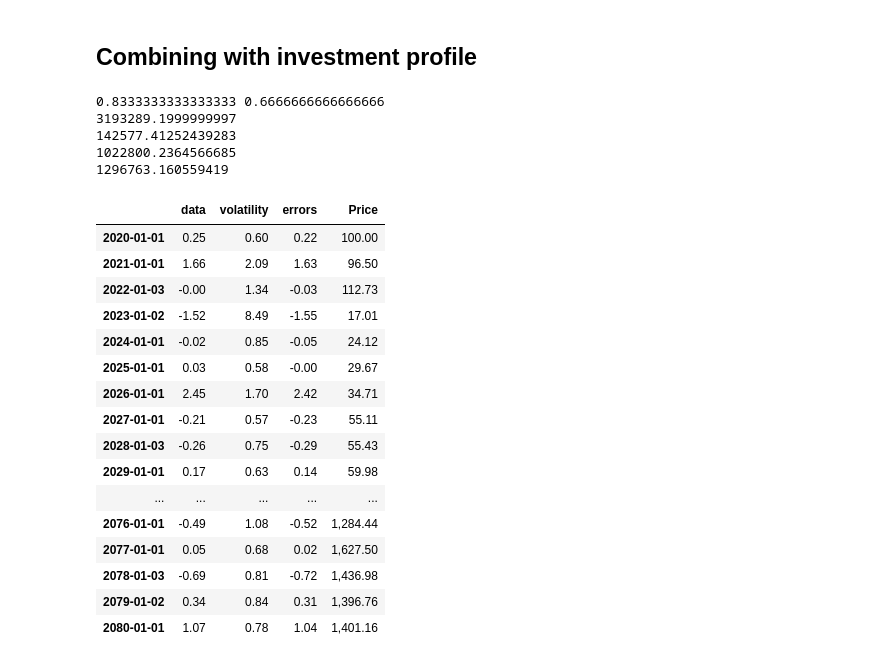
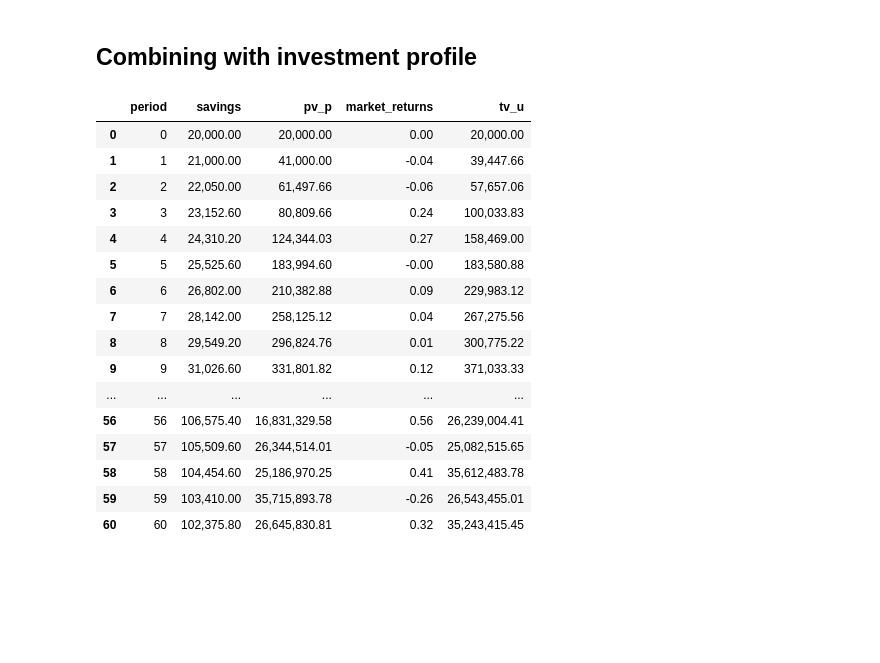
Before and after one commit to neriksen/applied_finance, a Jupyter notebook: portfolio_return.ipynb, the cells around one changed output. Drawn from its saved outputs; the diff is of its cells as text; code cells hidden in the pictures; blank space fills up the shorter version.

```diff
--- a/portfolio_return.ipynb
+++ b/portfolio_return.ipynb
@@ -150,36 +174,29 @@ mr = 0.07
 pi_rf = calc_pi(gamma, sigma, mr, rf, cost = 0)
 pi_rm = calc_pi(gamma, sigma, mr, rm, cost = 0)
 
-print(pi_rf, pi_rm)
-
-market = Market.garch().asfreq('BYS', 'pad')
+market = Market.norm_innovations().asfreq('BYS', 'pad')
 
 port = calculate_return(investments, market['Price'].pct_change().values, 1, pi_rf, pi_rm, rf, rm)
+port100 = calculate100return(investments, market['Price'].pct_change().values)
-# %% [output]
-0.8333333333333333 0.6666666666666666
-3193289.1999999997
-142577.41252439283
-1022800.2364566685
-1296763.160559419
-# %%
-market.asfreq('BYS', 'pad')
-# %% [output]
-|  | data | volatility | errors | Price |
-| 2020-01-01 | 0.25 | 0.60 | 0.22 | 100.00 |
-| 2021-01-01 | 1.66 | 2.09 | 1.63 | 96.50 |
-| 2022-01-03 | -0.00 | 1.34 | -0.03 | 112.73 |
-| 2023-01-02 | -1.52 | 8.49 | -1.55 | 17.01 |
-| 2024-01-01 | -0.02 | 0.85 | -0.05 | 24.12 |
-| 2025-01-01 | 0.03 | 0.58 | -0.00 | 29.67 |
-| 2026-01-01 | 2.45 | 1.70 | 2.42 | 34.71 |
-| 2027-01-01 | -0.21 | 0.57 | -0.23 | 55.11 |
-| 2028-01-03 | -0.26 | 0.75 | -0.29 | 55.43 |
-| 2029-01-01 | 0.17 | 0.63 | 0.14 | 59.98 |
-| ... | ... | ... | ... | ... |
-| 2076-01-01 | -0.49 | 1.08 | -0.52 | 1,284.44 |
-| 2077-01-01 | 0.05 | 0.68 | 0.02 | 1,627.50 |
-| 2078-01-03 | -0.69 | 0.81 | -0.72 | 1,436.98 |
-| 2079-01-02 | 0.34 | 0.84 | 0.31 | 1,396.76 |
-| 2080-01-01 | 1.07 | 0.78 | 1.04 | 1,401.16 |
+# %%
+port100
+# %% [output]
+|  | period | savings | pv_p | market_returns | tv_u |
+| 0 | 0 | 20,000.00 | 20,000.00 | 0.00 | 20,000.00 |
+| 1 | 1 | 21,000.00 | 41,000.00 | -0.04 | 39,447.66 |
+| 2 | 2 | 22,050.00 | 61,497.66 | -0.06 | 57,657.06 |
+| 3 | 3 | 23,152.60 | 80,809.66 | 0.24 | 100,033.83 |
+| 4 | 4 | 24,310.20 | 124,344.03 | 0.27 | 158,469.00 |
+| 5 | 5 | 25,525.60 | 183,994.60 | -0.00 | 183,580.88 |
+| 6 | 6 | 26,802.00 | 210,382.88 | 0.09 | 229,983.12 |
+| 7 | 7 | 28,142.00 | 258,125.12 | 0.04 | 267,275.56 |
+| 8 | 8 | 29,549.20 | 296,824.76 | 0.01 | 300,775.22 |
+| 9 | 9 | 31,026.60 | 331,801.82 | 0.12 | 371,033.33 |
+| ... | ... | ... | ... | ... | ... |
+| 56 | 56 | 106,575.40 | 16,831,329.58 | 0.56 | 26,239,004.41 |
+| 57 | 57 | 105,509.60 | 26,344,514.01 | -0.05 | 25,082,515.65 |
+| 58 | 58 | 104,454.60 | 25,186,970.25 | 0.41 | 35,612,483.78 |
+| 59 | 59 | 103,410.00 | 35,715,893.78 | -0.26 | 26,543,455.01 |
+| 60 | 60 | 102,375.80 | 26,645,830.81 | 0.32 | 35,243,415.45 |
 # %%
 fig, ax = plt.subplots(1, 1, figsize = (15, 15))
```
Also changed, not shown: parts of 6 cells of this notebook, 2 other files.
